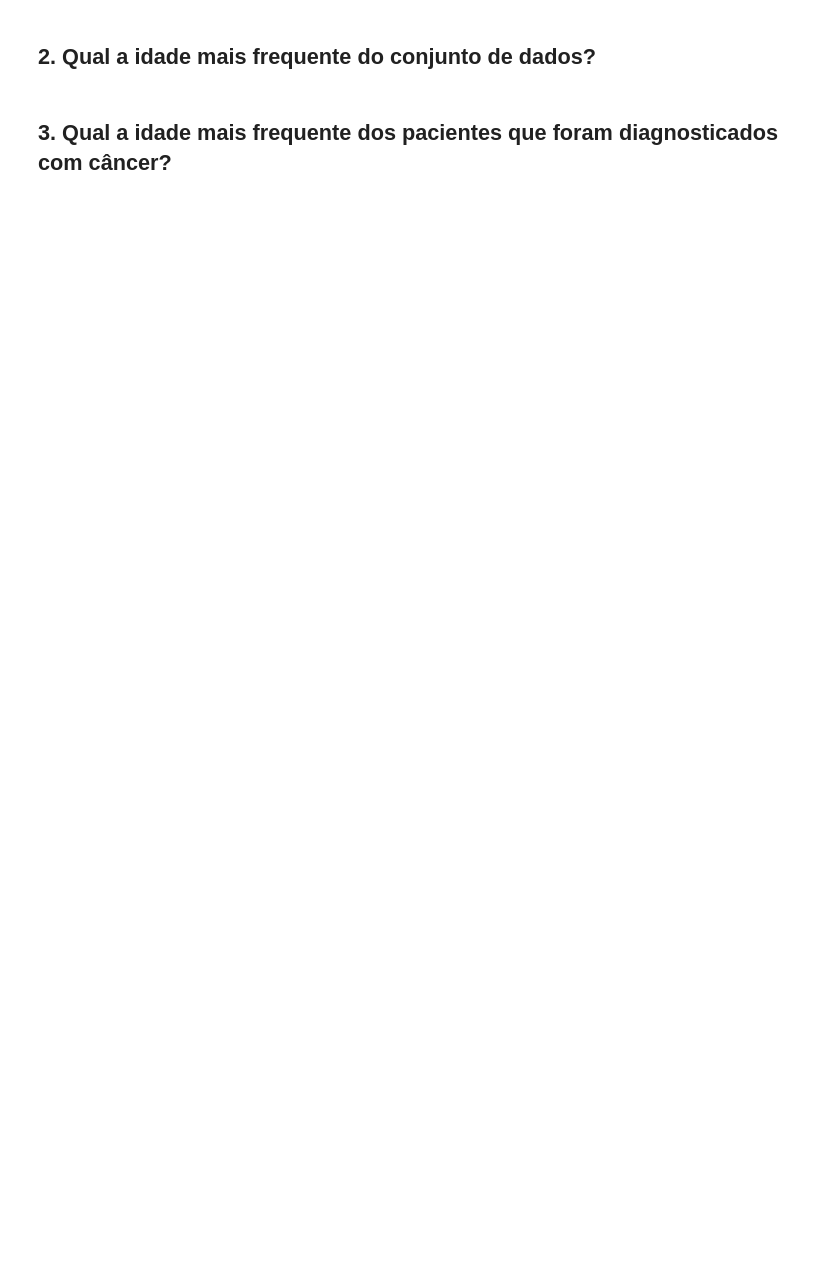
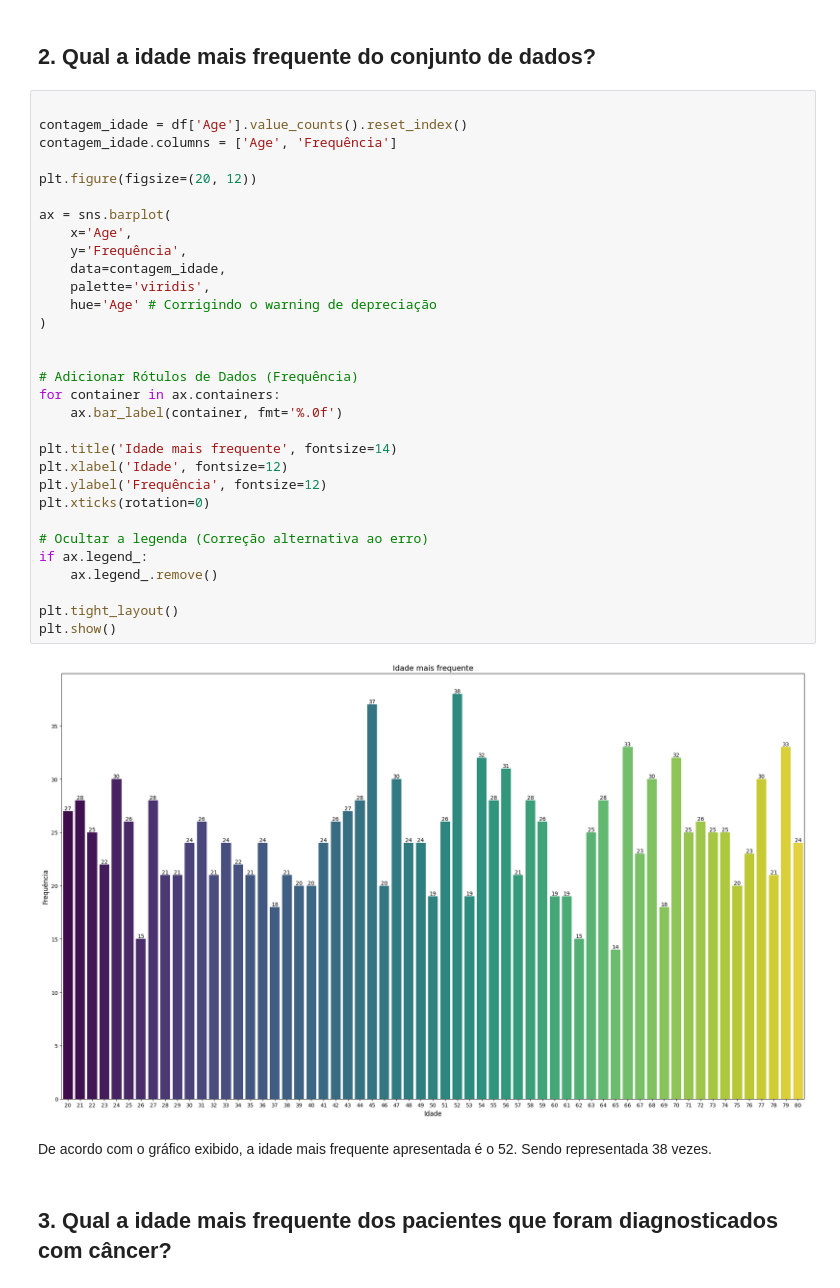
Before and after one commit to anasegatelli/curso-facens-python, a Jupyter notebook: ML/aula 2/RegLog_ExercícioAula.ipynb, the cells around one changed output. Saved outputs shown, nothing was run; the diff lists cells and outputs as text; blank space fills up the shorter version.

```diff
--- a/ML/aula 2/RegLog_ExercícioAula.ipynb
+++ b/ML/aula 2/RegLog_ExercícioAula.ipynb
@@ -85,4 +114,39 @@ memory usage: 105.6 KB
 # %% [markdown]
 ## 2. Qual a idade mais frequente do conjunto de dados?
+# %%
+
+contagem_idade = df['Age'].value_counts().reset_index()
+contagem_idade.columns = ['Age', 'Frequência']
+
+plt.figure(figsize=(20, 12))
+
+ax = sns.barplot(
+    x='Age',
+    y='Frequência',
+    data=contagem_idade,
+    palette='viridis',
+    hue='Age' # Corrigindo o warning de depreciação
+)
+
+
+# Adicionar Rótulos de Dados (Frequência)
+for container in ax.containers:
+    ax.bar_label(container, fmt='%.0f')
+
+plt.title('Idade mais frequente', fontsize=14)
+plt.xlabel('Idade', fontsize=12)
+plt.ylabel('Frequência', fontsize=12)
+plt.xticks(rotation=0)
+
+# Ocultar a legenda (Correção alternativa ao erro)
+if ax.legend_:
+    ax.legend_.remove()
+
+plt.tight_layout()
+plt.show()
+# %% [output]
+[figure, added]
+# %% [markdown]
+De acordo com o gráfico exibido, a idade mais frequente apresentada é o 52. Sendo representada 38 vezes.
 # %% [markdown]
 ## 3. Qual a idade mais frequente dos pacientes que foram diagnosticados com câncer?
```
Also changed, not shown: parts of 16 cells of this notebook, 5 other files.
